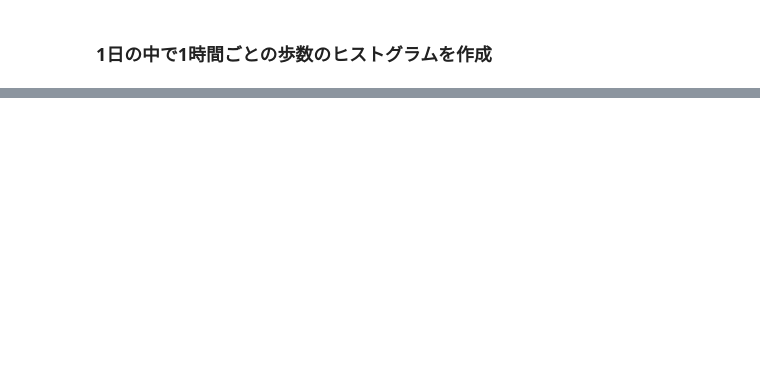
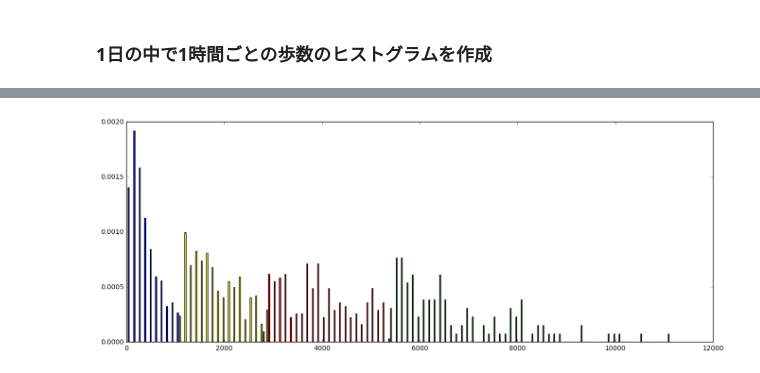
Before and after one commit to royroy55/otsuki_health_analysis, a Jupyter notebook: analyzer/otsuki_daily_analysis.ipynb, the cells around one changed output, grey strips where cells are left out. Saved outputs shown, nothing was run; the diff lists cells and outputs as text; code cells hidden in the pictures; blank space fills up the shorter version.

```diff
--- a/analyzer/otsuki_daily_analysis.ipynb
+++ b/analyzer/otsuki_daily_analysis.ipynb
@@ -61,0 +66,23 @@ print numpy.max(daily_steps)
+# %%
+class0 = ([])
+class1 = ([])
+class2 = ([])
+class3 = ([])
+
+for i, data in zip(clus, daily_steps):
+    if i == 0:
+        class0.append(data)
+    elif i == 1:
+        class1.append(data)
+    elif i == 2:
+        class2.append(data)
+    elif i == 3:
+        class3.append(data)
+
+plt.figure(figsize=(16,6))
+
+plt.hist([class0, class1, class2, class3], bins=100, normed=True, color=['red', 'blue', 'green', 'yellow'], label=['x0','x1', 'x2', 'x3'])
+
+plt.show()
+# %% [output]
+[figure, added]
```
Also changed, not shown: parts of 7 cells of this notebook.
